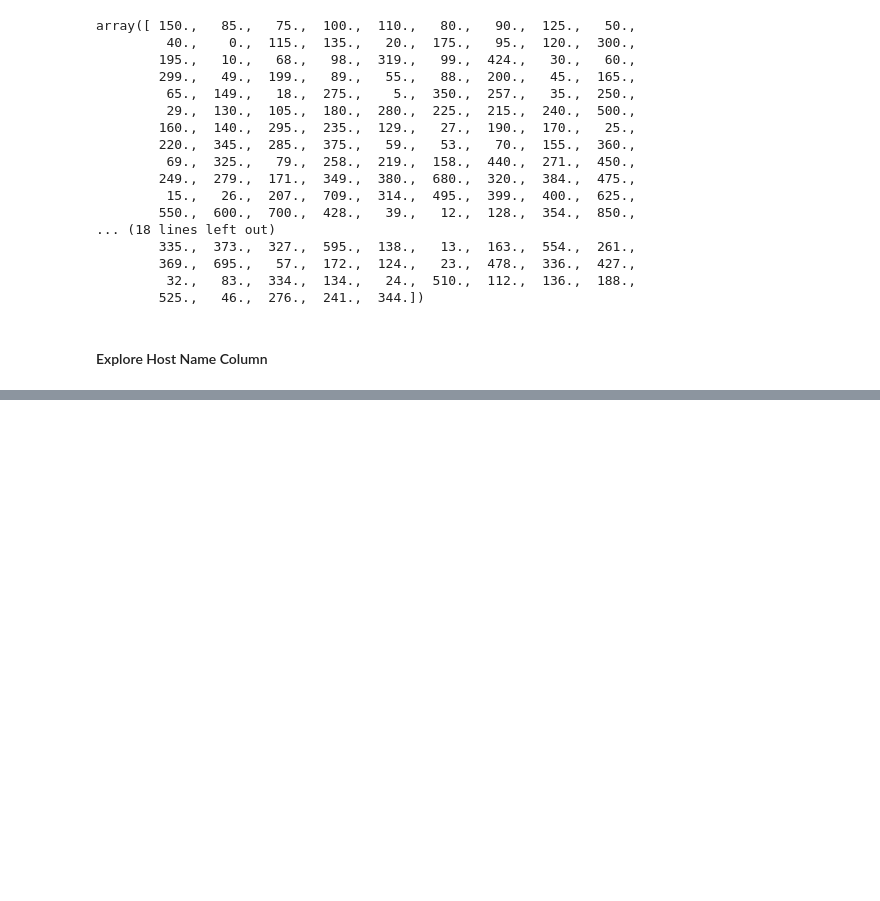
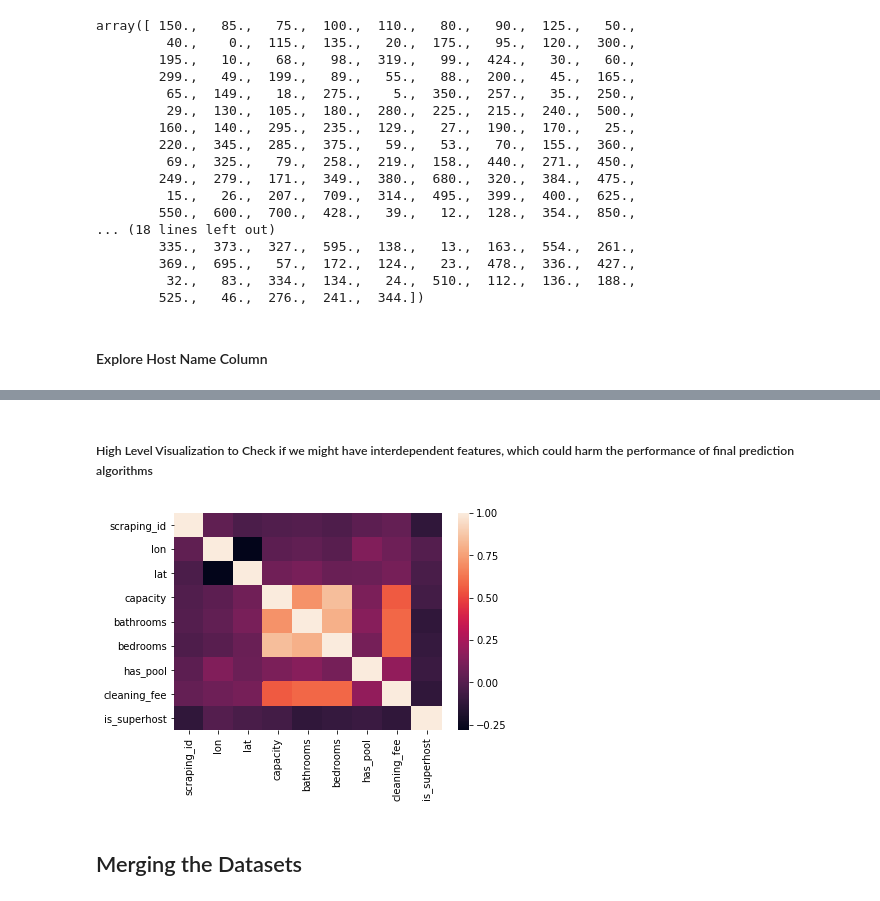
Before and after one commit to adrianlievano/wanderjaunt_challenge, a Jupyter notebook: data_analysis_notebook.ipynb, the cells around one changed output, grey strips where cells are left out. Drawn from its saved outputs; the diff is of its cells as text; code cells hidden in the pictures; blank space fills up the shorter version.

```diff
--- a/data_analysis_notebook.ipynb
+++ b/data_analysis_notebook.ipynb
@@ -283,0 +438,2 @@ array([ 150.,   85.,   75.,  100.,  110.,   80.,   90.,  125.,   50.,
+# %%
+df_scraped_listings_clean = df_scraped_listings_raw
@@ -283,0 +465,9 @@ array([ 150.,   85.,   75.,  100.,  110.,   80.,   90.,  125.,   50.,
+# %% [markdown]
+##### High Level Visualization to Check if we might have interdependent features, which could harm the performance of final prediction algorithms
+# %%
+sns.heatmap(df_scraped_listings_clean.corr())
+plt.show()
+# %% [output]
+[figure, added]
+# %% [markdown]
+## Merging the Datasets
```
Also changed, not shown: parts of 58 cells of this notebook.
